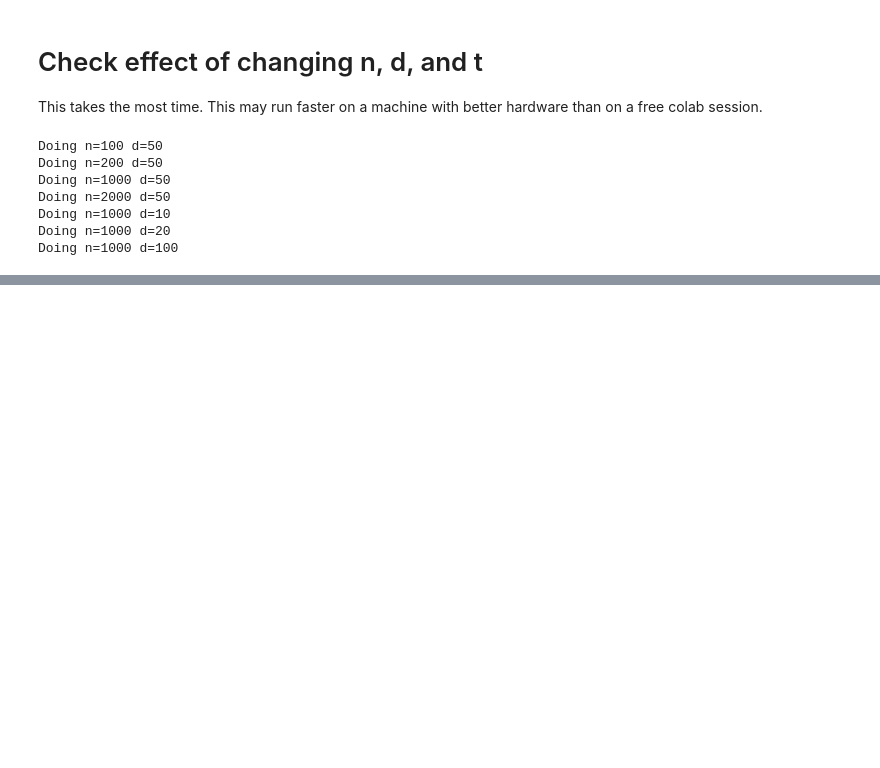
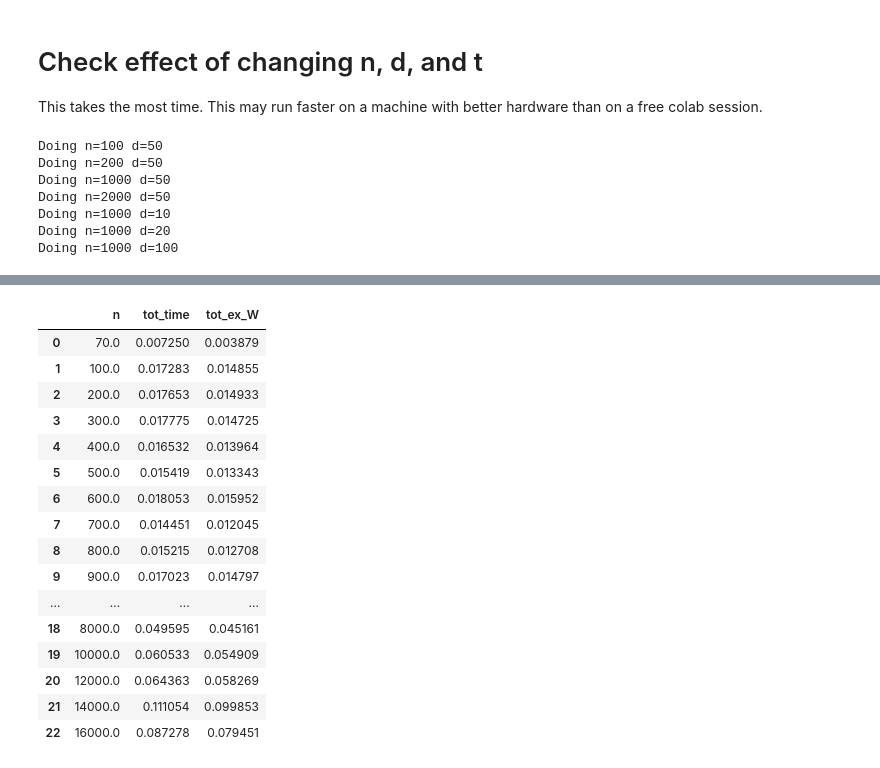
Before and after one commit to dnguyend/par-trans, a Jupyter notebook: examples/NumpyFlagParallel.ipynb, the cells around one changed output, grey strips where cells are left out. Cells and saved outputs as stored; diff of their text form; code cells hidden in the pictures; blank space fills up the shorter version.

```diff
--- a/examples/NumpyFlagParallel.ipynb
+++ b/examples/NumpyFlagParallel.ipynb
@@ -497,3 +628,29 @@ d &  &  &  &  &  &  &  &  &  &  \\
+# %%
+ret_out = np.empty((n_list.shape[0], 3))
+ret_out[:, 0] = n_list
+ret_out[:, 1] = ret_mean[:, 0]
+ret_out[:, 2] = ret_mean[:, 0] - ret_mean[:, 1]
+n_tbl = pd.DataFrame(ret_out)
+n_tbl.columns = ['n', 'tot_time', 'tot_ex_W']
+n_tbl
+# %% [output]
+|  | n | tot_time | tot_ex_W |
+| 0 | 70.0 | 0.007250 | 0.003879 |
+| 1 | 100.0 | 0.017283 | 0.014855 |
+| 2 | 200.0 | 0.017653 | 0.014933 |
+| 3 | 300.0 | 0.017775 | 0.014725 |
+| 4 | 400.0 | 0.016532 | 0.013964 |
+| 5 | 500.0 | 0.015419 | 0.013343 |
+| 6 | 600.0 | 0.018053 | 0.015952 |
+| 7 | 700.0 | 0.014451 | 0.012045 |
+| 8 | 800.0 | 0.015215 | 0.012708 |
+| 9 | 900.0 | 0.017023 | 0.014797 |
+| ... | ... | ... | ... |
+| 18 | 8000.0 | 0.049595 | 0.045161 |
+| 19 | 10000.0 | 0.060533 | 0.054909 |
+| 20 | 12000.0 | 0.064363 | 0.058269 |
+| 21 | 14000.0 | 0.111054 | 0.099853 |
+| 22 | 16000.0 | 0.087278 | 0.079451 |
 # %%
 from psutil import *
 # This code will return the number of CPU
```
Also changed, not shown: parts of 14 cells of this notebook.
